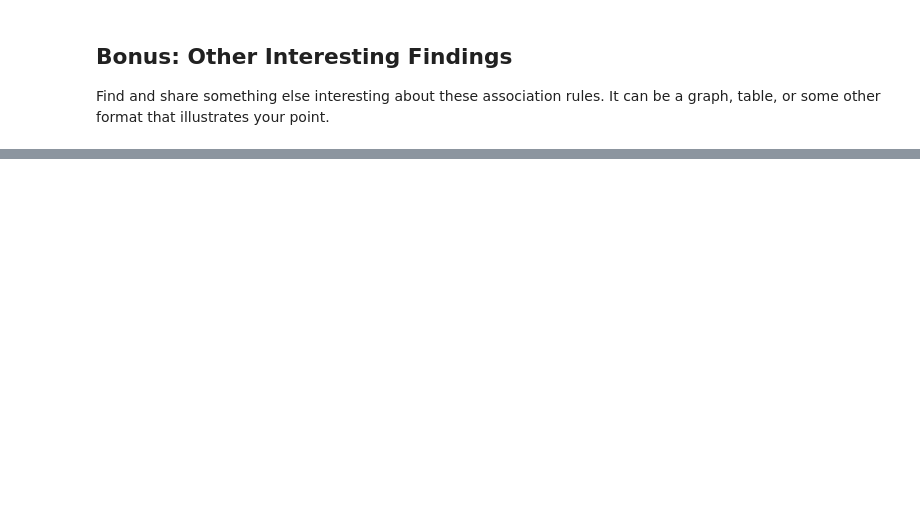
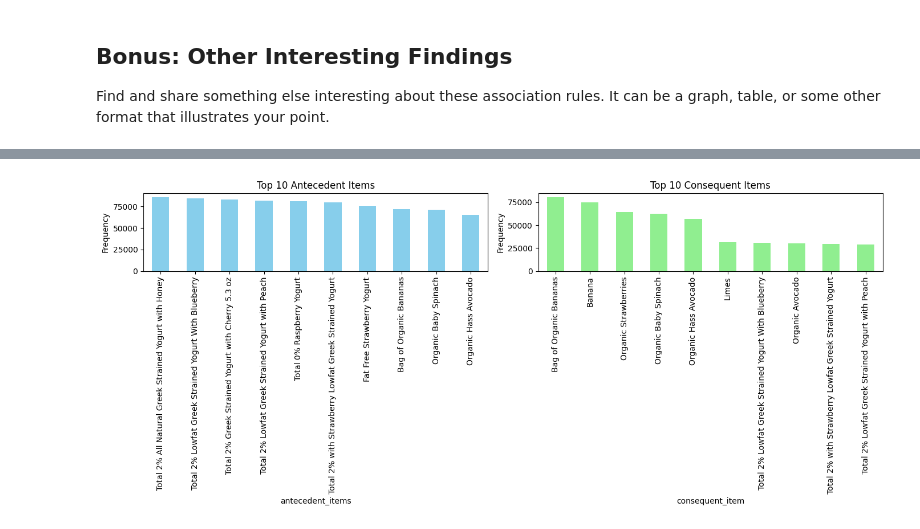
Before and after one commit to Mesa112/2024-DS-Tue, a Jupyter notebook: Week-05-Unsupervised-Learning/EM - HW.ipynb, the cells around one changed output, grey strips where cells are left out. Saved outputs shown, nothing was run; the diff lists cells and outputs as text; code cells hidden in the pictures; blank space fills up the shorter version.

```diff
--- a/Week-05-Unsupervised-Learning/EM - HW.ipynb
+++ b/Week-05-Unsupervised-Learning/EM - HW.ipynb
@@ -28,8 +28,17 @@ This code has already been pre-written, simply because there are a few quirks wh
 # %%
 rules_data_path = '/Users/estebanm/Desktop/2024-DS-Tue/Week-05-Unsupervised-Learning/data/rules.tsv.xz'
 
+df_rules = pd.read_csv(
+    rules_data_path,
+    sep='\t',
+    quoting=3,
+    converters={
+        'consequent_item': literal_eval,
+        'antecedent_items': literal_eval
+    },
+    low_memory=True
+)
 
-df_rules = pd.read_csv(rules_data_path, sep='\t', low_memory=True)
 print(df_rules.head())
 # %% [output]
                                      consequent_item  transaction_count  \
@@ -206,0 +282,19 @@ Find and share something else interesting about these association rules. It can
+# %%
+top_antecedents = df_rules['antecedent_items'].explode().value_counts().head(10)
+top_consequents = df_rules['consequent_item'].value_counts().head(10)
+
+plt.figure(figsize=(14, 6))
+plt.subplot(1, 2, 1)
+top_antecedents.plot(kind='bar', color='skyblue')
+plt.title('Top 10 Antecedent Items')
+plt.ylabel('Frequency')
+
+plt.subplot(1, 2, 2)
+top_consequents.plot(kind='bar', color='lightgreen')
+plt.title('Top 10 Consequent Items')
+plt.ylabel('Frequency')
+
+plt.tight_layout()
+plt.show()
+# %% [output]
+[figure, added]
```
Also changed, not shown: parts of 10 cells of this notebook.
